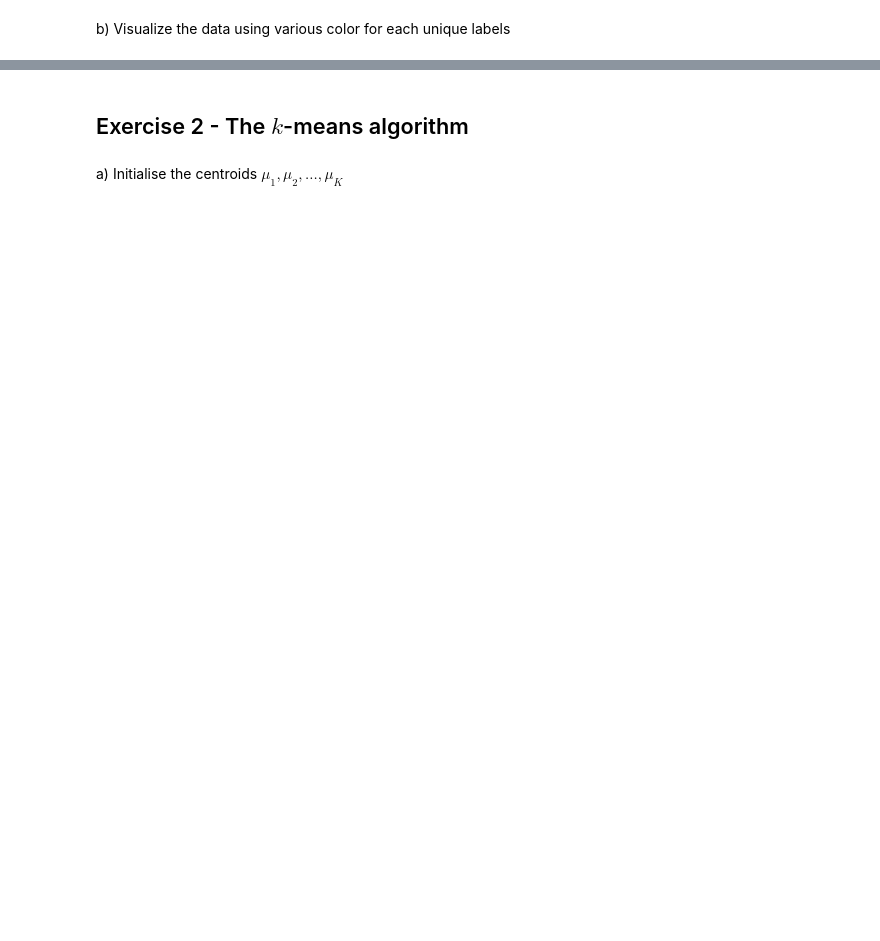
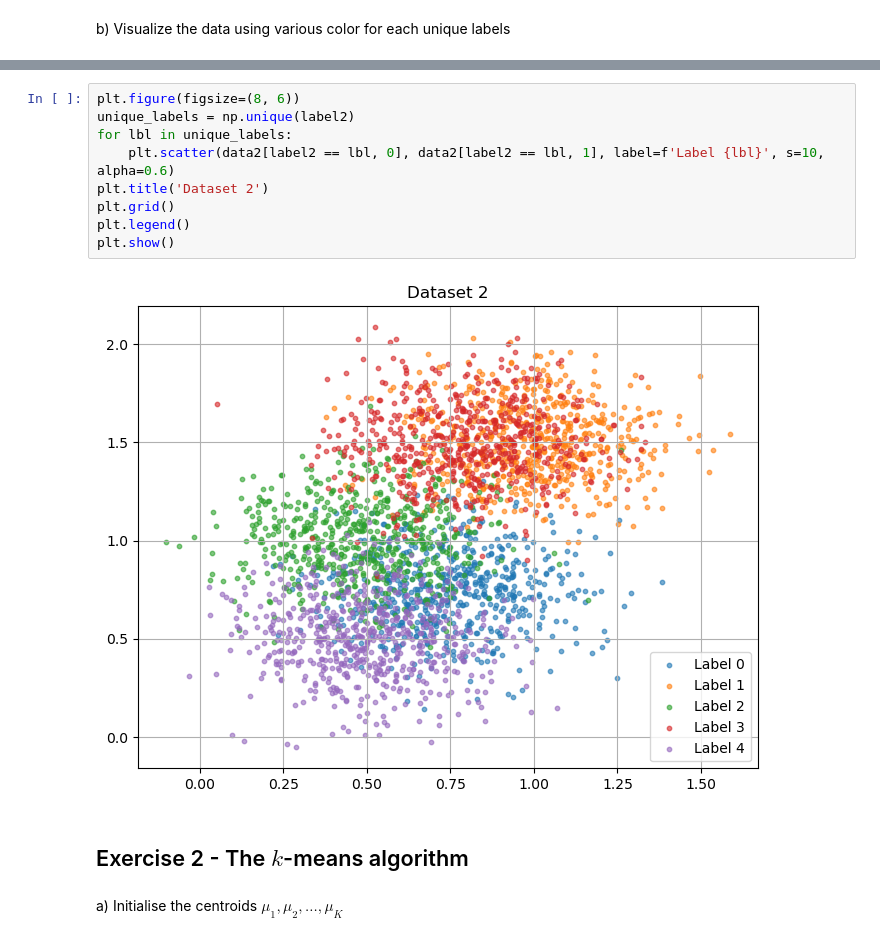
Before and after one commit to evarayHEIG/machle_labs, a Jupyter notebook: pw8/ex1-3-clustering-stud.ipynb, the cells around one changed output, grey strips where cells are left out. Saved outputs shown, nothing was run; the diff lists cells and outputs as text; blank space fills up the shorter version.

```diff
--- a/pw8/ex1-3-clustering-stud.ipynb
+++ b/pw8/ex1-3-clustering-stud.ipynb
@@ -22,3 +36,14 @@ b) Visualize the data using various color for each unique labels
+# %%
+plt.figure(figsize=(8, 6))
+unique_labels = np.unique(label2)
+for lbl in unique_labels:
+    plt.scatter(data2[label2 == lbl, 0], data2[label2 == lbl, 1], label=f'Label {lbl}', s=10, alpha=0.6)
+plt.title('Dataset 2')
+plt.grid()
+plt.legend()
+plt.show()
+# %% [output]
+[figure, added]
 # %% [markdown]
 ## Exercise 2 - The $k$-means algorithm
 # %% [markdown]
```
Also changed, not shown: parts of 10 cells of this notebook.
